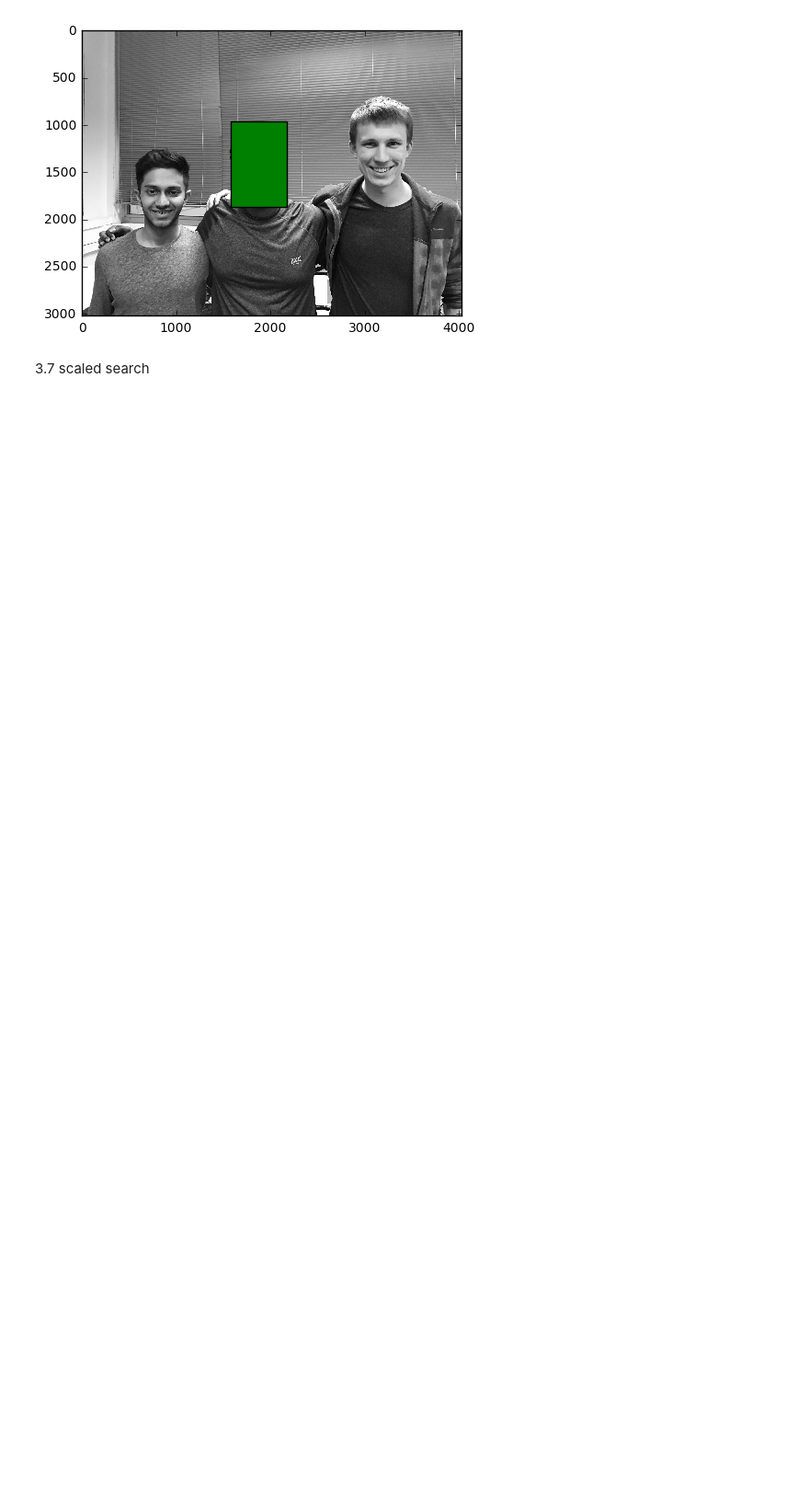
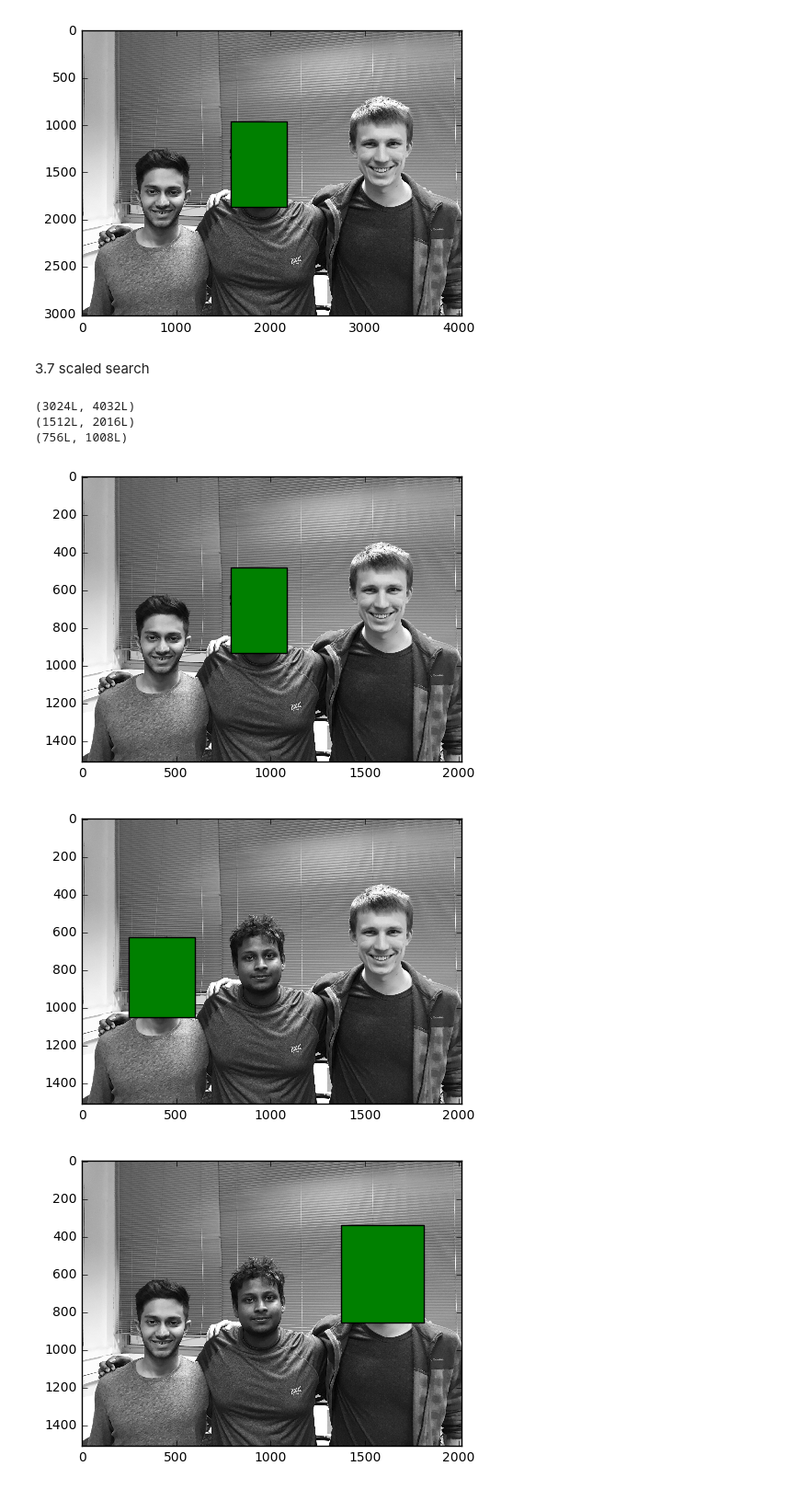
Before and after one commit to kanoria/cv-technion, a Jupyter notebook: Section2.ipynb, the cells around one changed output. Shown at 92% size. Saved outputs shown, nothing was run; the diff lists cells and outputs as text; code cells hidden in the pictures; blank space fills up the shorter version.

```diff
--- a/Section2.ipynb
+++ b/Section2.ipynb
@@ -253,7 +253,8 @@ col 2753
 # %%
 from matplotlib.patches import Rectangle
 
-def show_rectangle(img, pat, res):
+def show_rectangle(img, pat):
+    res= cv2.matchTemplate(img,pat,cv2.TM_SQDIFF)
 #     img_plt=plt.imshow(img)
     loc=np.argmin(res)
     x, y = loc/res.shape[1] , loc%res.shape[1]
@@ -262,4 +263,5 @@ def show_rectangle(img, pat, res):
     height=pat.shape[0]
     currentAxis.add_patch(Rectangle((y, x), width,height , facecolor="green"))
     plt.imshow(img, cmap='gray')
+    plt.show()
 # %%
@@ -276,3 +278,31 @@ show_rectangle(img1f, pat1f, resf1)
 [figure]
 # %% [markdown]
 3.7 scaled search
+# %%
+height, width = img1f.shape[:2]
+img1f_half = cv2.resize(img1f, None, fx=0.5, fy=0.5, interpolation = cv2.INTER_CUBIC)
+img1f_qtr = cv2.resize(img1f, None, fx=0.25, fy=0.25, interpolation = cv2.INTER_CUBIC)
+print img1f.shape
+print img1f_half.shape
+print img1f_qtr.shape
+# %% [output]
+(3024L, 4032L)
+(1512L, 2016L)
+(756L, 1008L)
+# %%
+pat1f_half = cv2.resize(pat1f, None, fx=0.5, fy=0.5, interpolation = cv2.INTER_CUBIC)
+pat1f_qtr = cv2.resize(pat1f, None, fx=0.25, fy=0.25, interpolation = cv2.INTER_CUBIC)
+
+pat2f_half = cv2.resize(pat2f, None, fx=0.5, fy=0.5, interpolation = cv2.INTER_CUBIC)
+pat2f_qtr = cv2.resize(pat2f, None, fx=0.25, fy=0.25, interpolation = cv2.INTER_CUBIC)
+
+pat3f_half = cv2.resize(pat3f, None, fx=0.5, fy=0.5, interpolation = cv2.INTER_CUBIC)
+pat3f_qtr = cv2.resize(pat3f, None, fx=0.25, fy=0.25, interpolation = cv2.INTER_CUBIC)
+# %%
+show_rectangle(img1f_half, pat1f_half)
+show_rectangle(img1f_half, pat2f_half)
+show_rectangle(img1f_half, pat3f_half)
+# %% [output]
+[figure, added]
+[figure, added]
+[figure, added]
```
Also changed, not shown: parts of 4 cells of this notebook.
